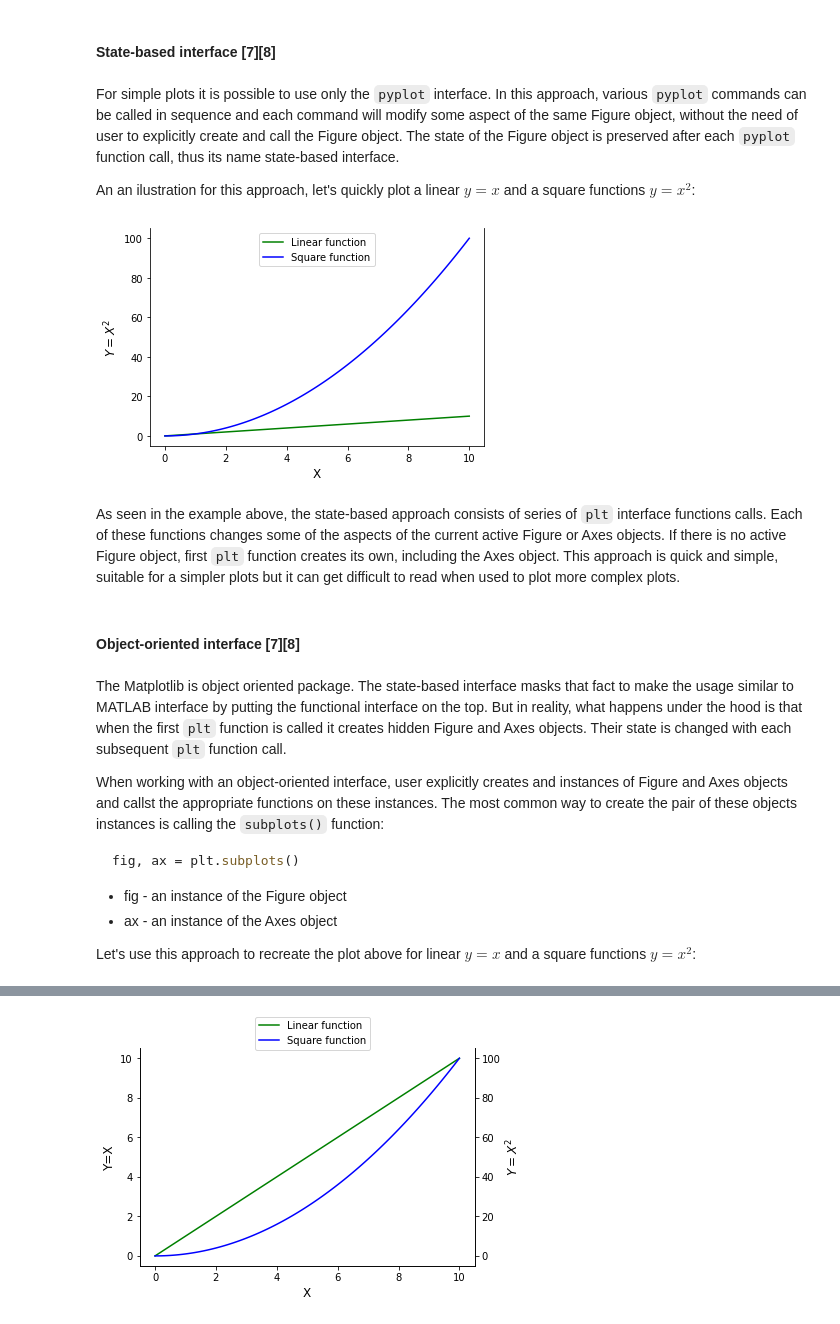
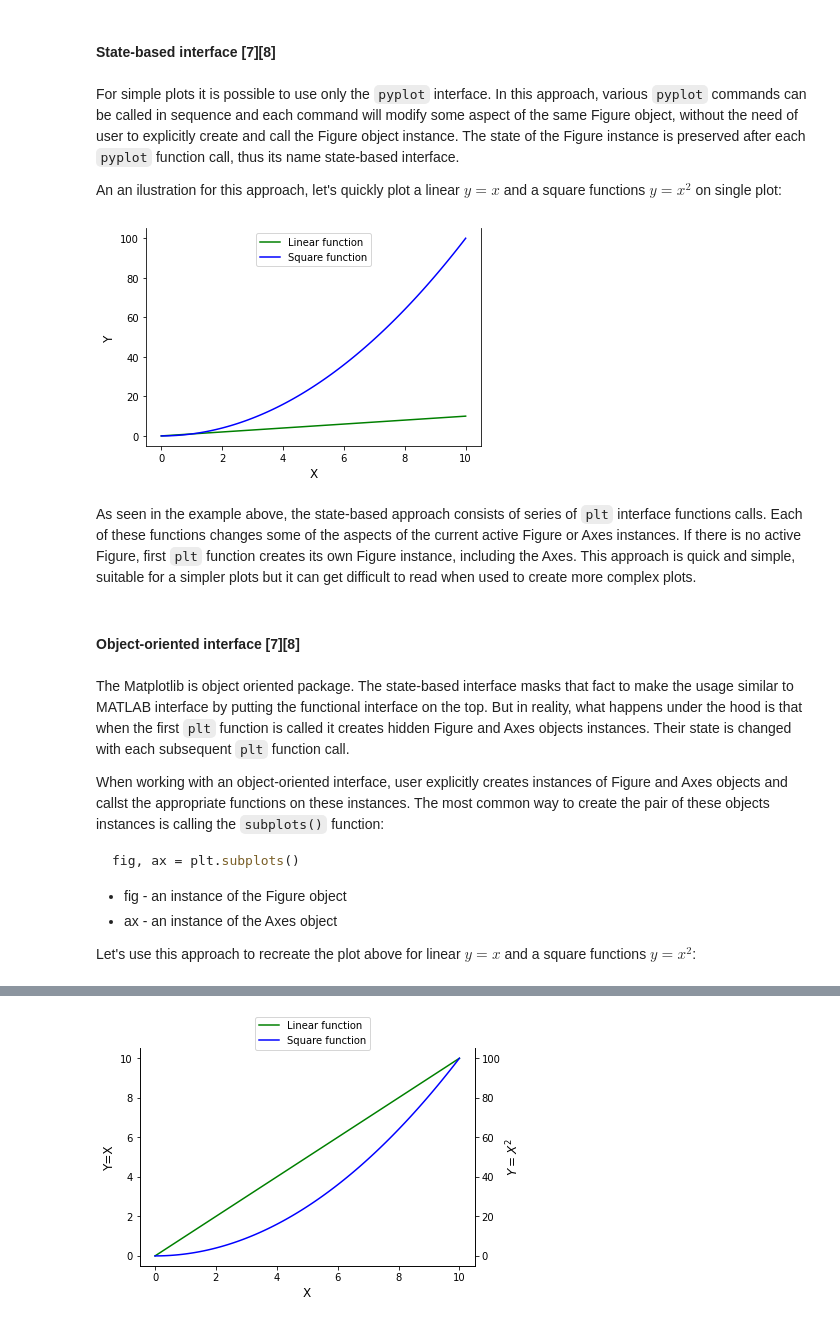
Before and after one commit to przemekbil/FoDA_2021, a Jupyter notebook: pyplot.ipynb, the cells around one changed output, grey strips where cells are left out. Drawn from its saved outputs; the diff is of its cells as text; code cells hidden in the pictures.

````diff
--- a/pyplot.ipynb
+++ b/pyplot.ipynb
@@ -64,45 +64,45 @@ Matplotlib is an object-oriented package and its principal objects are the Figur
 # %% [markdown]
 #### State-based interface [7][8]
 # %% [markdown]
-For simple plots it is possible to use only the ```pyplot``` interface. In this approach, various ```pyplot``` commands can be called in sequence and each command will modify some aspect of the same Figure object, without the need of user to explicitly create and call the Figure object. The state of the Figure object is preserved after each ```pyplot``` function call, thus its name state-based interface.
+For simple plots it is possible to use only the ```pyplot``` interface. In this approach, various ```pyplot``` commands can be called in sequence and each command will modify some aspect of the same Figure object, without the need of user to explicitly create and call the Figure object instance. The state of the Figure instance is preserved after each ```pyplot``` function call, thus its name state-based interface.
 
-An an ilustration for this approach, let's quickly plot a linear $y=x$ and a square functions $y=x^2$:
+An an ilustration for this approach, let's quickly plot a linear $y=x$ and a square functions $y=x^2$ on single plot:
 # %%
 # initialize X and Y=X*X values
 x = np.linspace(0, 10, 101)
 y1 = x
 y2 = np.power(x, 2)
 
 
 # plot the data
 plt.plot(x, y1, 'g-')
 plt.plot(x, y2, 'b-')
 
 # Set the X axis label
 plt.xlabel('X', fontsize=12)
 # Set the Y axis label
-plt.ylabel('$Y=X^2$', fontsize=12)
+plt.ylabel('Y', fontsize=12)
 
 # Add the legend
 plt.legend(['Linear function', 'Square function'], loc='upper center')
 
 # Set the top Spine to invisible
-# Access to objects attached to the current active instance of Axes object
+# Access to Artists attached to the current active instance of Axes
 # is possible using gca() method
 plt.gca().spines['top'].set_visible(False)
 
 # visualize the plot
 plt.show()
 # %% [output]
-[figure, old version]
+[figure, new version]
 # %% [markdown]
-As seen in the example above, the state-based approach consists of series of ```plt``` interface functions calls. Each of these functions changes some of the aspects of the current active Figure or Axes objects. If there is no active Figure object, first ```plt``` function creates its own, including the Axes object. This approach is quick and simple, suitable for a simpler plots but it can get difficult to read when used to plot more complex plots.
+As seen in the example above, the state-based approach consists of series of ```plt``` interface functions calls. Each of these functions changes some of the aspects of the current active Figure or Axes instances. If there is no active Figure, first ```plt``` function creates its own Figure instance, including the Axes. This approach is quick and simple, suitable for a simpler plots but it can get difficult to read when used to create more complex plots.
 # %% [markdown]
 #### Object-oriented interface [7][8]
 # %% [markdown]
-The Matplotlib is object oriented package. The state-based interface masks that fact to make the usage similar to MATLAB interface by putting the functional interface on the top. But in reality, what happens under the hood is that when the first ```plt``` function is called it creates hidden Figure and Axes objects. Their state is changed with each subsequent ```plt``` function call.
+The Matplotlib is object oriented package. The state-based interface masks that fact to make the usage similar to MATLAB interface by putting the functional interface on the top. But in reality, what happens under the hood is that when the first ```plt``` function is called it creates hidden Figure and Axes objects instances. Their state is changed with each subsequent ```plt``` function call.
 
-When working with an object-oriented interface, user explicitly creates and instances of Figure and Axes objects and callst the appropriate functions on these instances. The most common way to create the pair of these objects instances is calling the ```subplots()``` function:
+When working with an object-oriented interface, user explicitly creates instances of Figure and Axes objects and callst the appropriate functions on these instances. The most common way to create the pair of these objects instances is calling the ```subplots()``` function:
 ```python
 fig, ax = plt.subplots()
 ```
````
Also changed, not shown: parts of 5 cells of this notebook.
